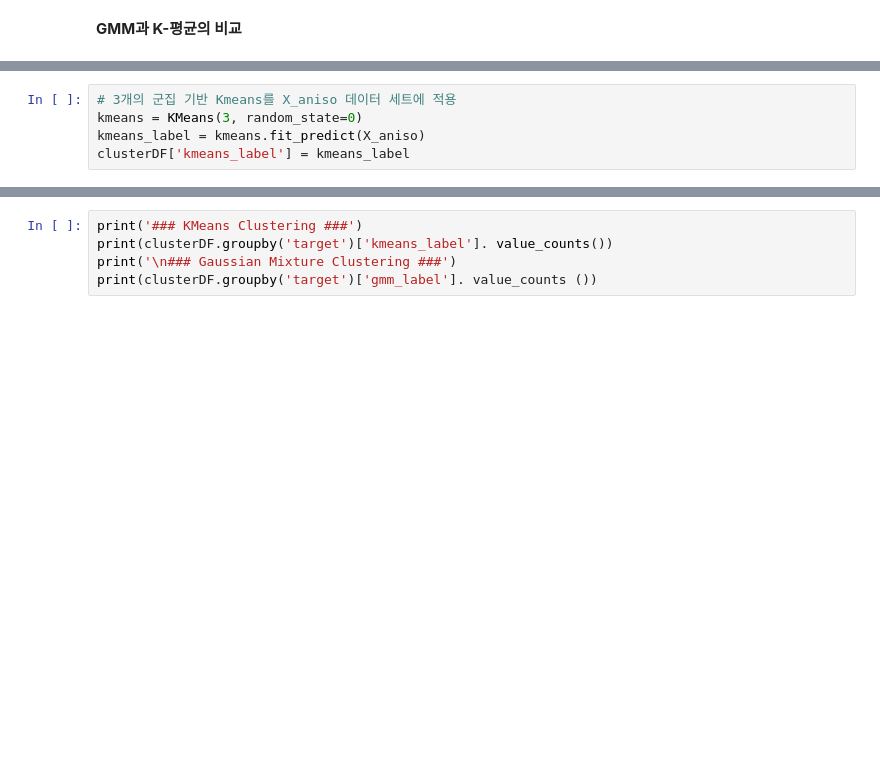
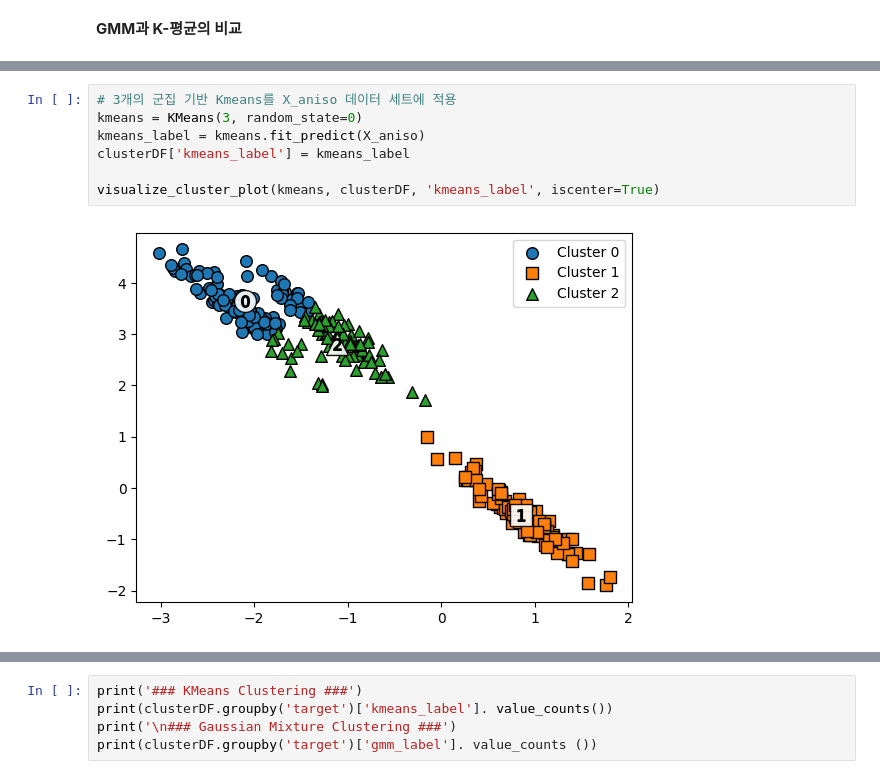
Before and after one commit to hyeyoon04/8th-ML, a Jupyter notebook: Week11_예습과제_최혜윤.ipynb, the cells around one changed output, grey strips where cells are left out. Drawn from its saved outputs; the diff is of its cells as text; blank space fills up the shorter version.

```diff
--- a/Week11_예습과제_최혜윤.ipynb
+++ b/Week11_예습과제_최혜윤.ipynb
@@ -357,8 +458,12 @@ clusterDF['target'] = y
 # %%
 # 3개의 군집 기반 Kmeans를 X_aniso 데이터 세트에 적용
 kmeans = KMeans(3, random_state=0)
 kmeans_label = kmeans.fit_predict(X_aniso)
 clusterDF['kmeans_label'] = kmeans_label
+
+visualize_cluster_plot(kmeans, clusterDF, 'kmeans_label', iscenter=True)
+# %% [output]
+[figure, added]
 # %%
 # 3개의 n_components 기반 GMM을 X_aniso 데이터 세트에 적용
 gmm = GaussianMixture(n_components=3, random_state=0)
```
Also changed, not shown: parts of 16 cells of this notebook.
